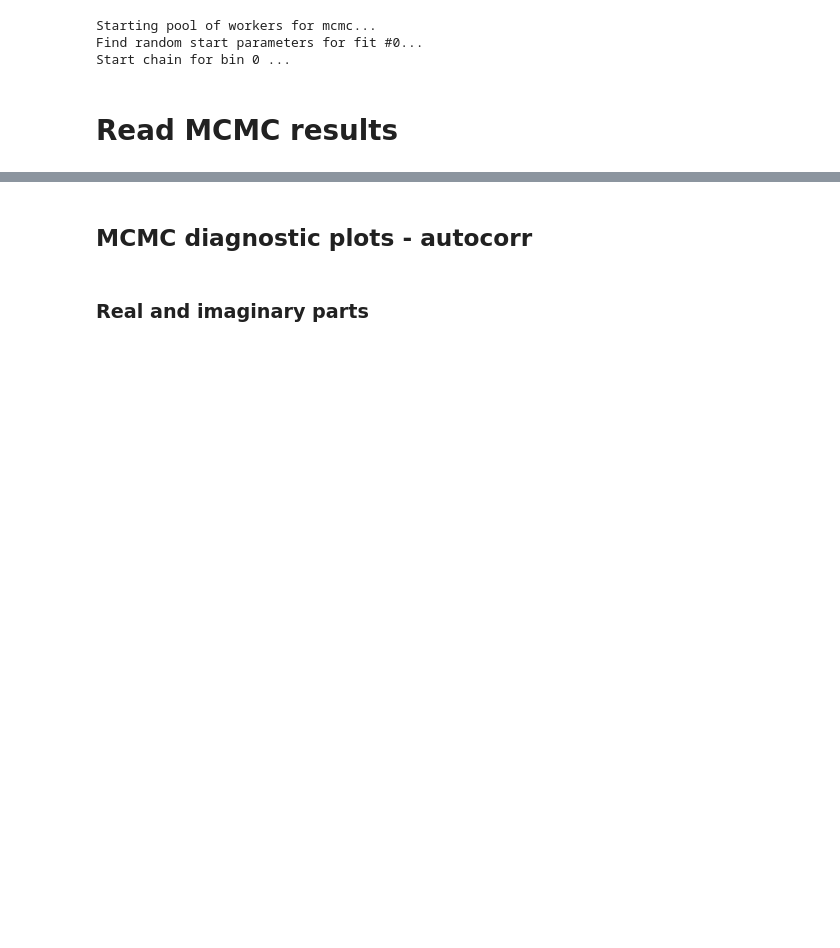
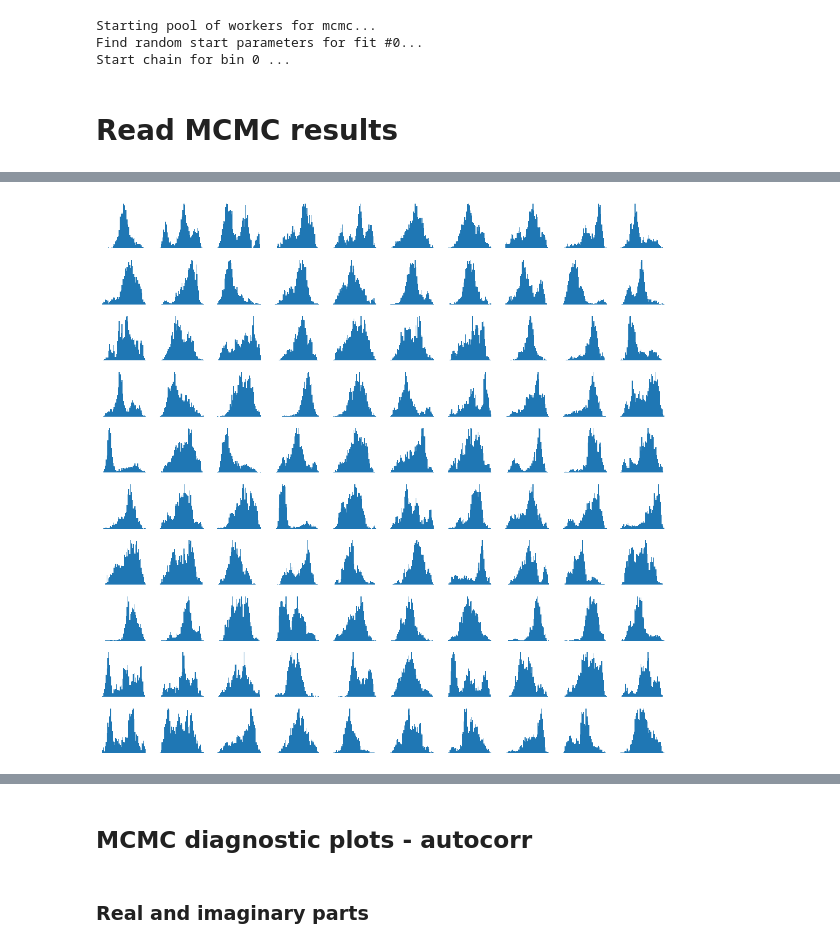
Before and after one commit to lan13005/GlueX-Partial-Wave-Analysis, a Jupyter notebook: pypwa/mcmc_pypwa/MCMCexample_minuit.ipynb, the cells around one changed output, grey strips where cells are left out. Drawn from its saved outputs; the diff is of its cells as text; code cells hidden in the pictures; blank space fills up the shorter version.

```diff
--- a/pypwa/mcmc_pypwa/MCMCexample_minuit.ipynb
+++ b/pypwa/mcmc_pypwa/MCMCexample_minuit.ipynb
@@ -916,0 +949,8 @@ _=plt.hist(samplesList[0][:,0,0],bins=100)
+# %%
+fig,axes=plt.subplots(10,10,figsize=(18,18))
+axes=axes.flatten()
+for i,ax in enumerate(axes):
+    ax.axis(False)
+    _=ax.hist(samplesList[0][:,i,8],bins=50)
+# %% [output]
+[figure, added]
```
Also changed, not shown: parts of 4 cells of this notebook, 4 other files.
